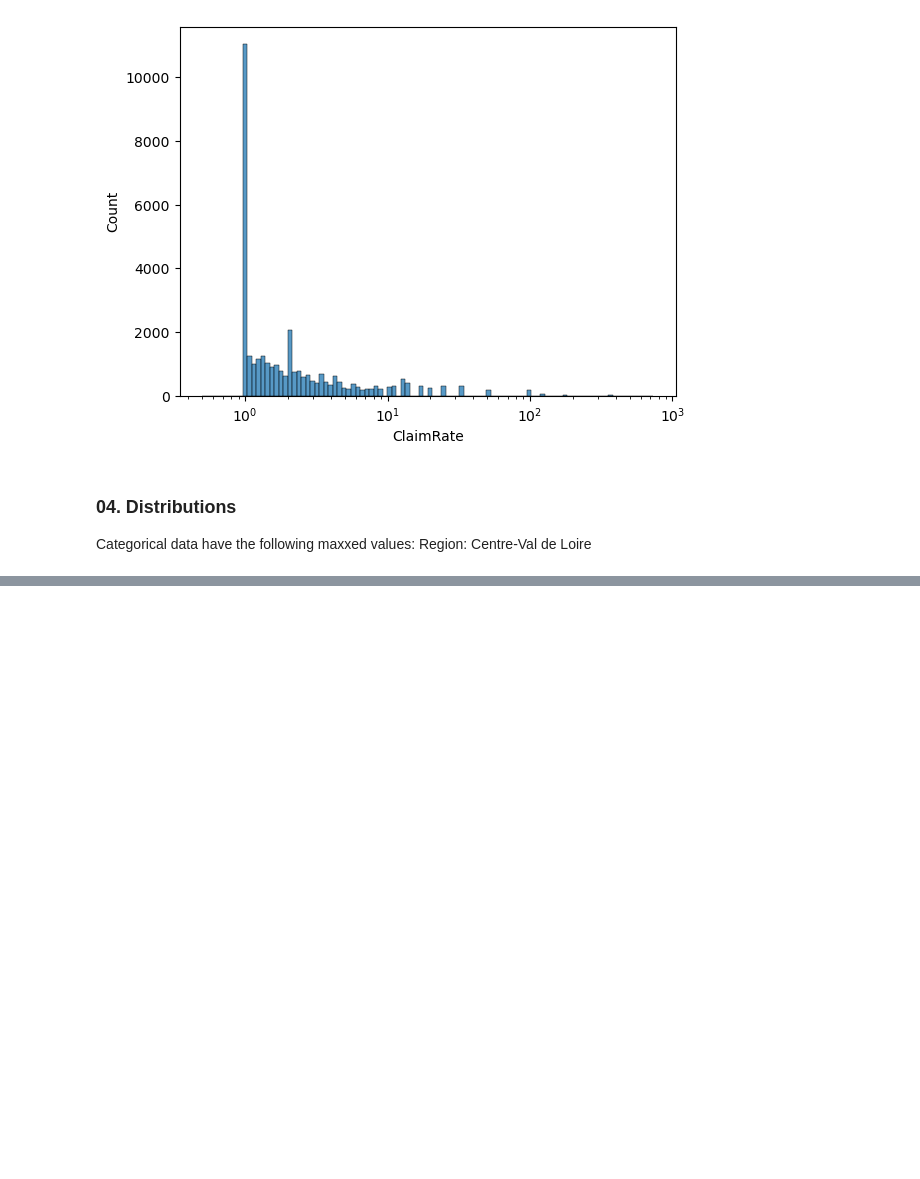
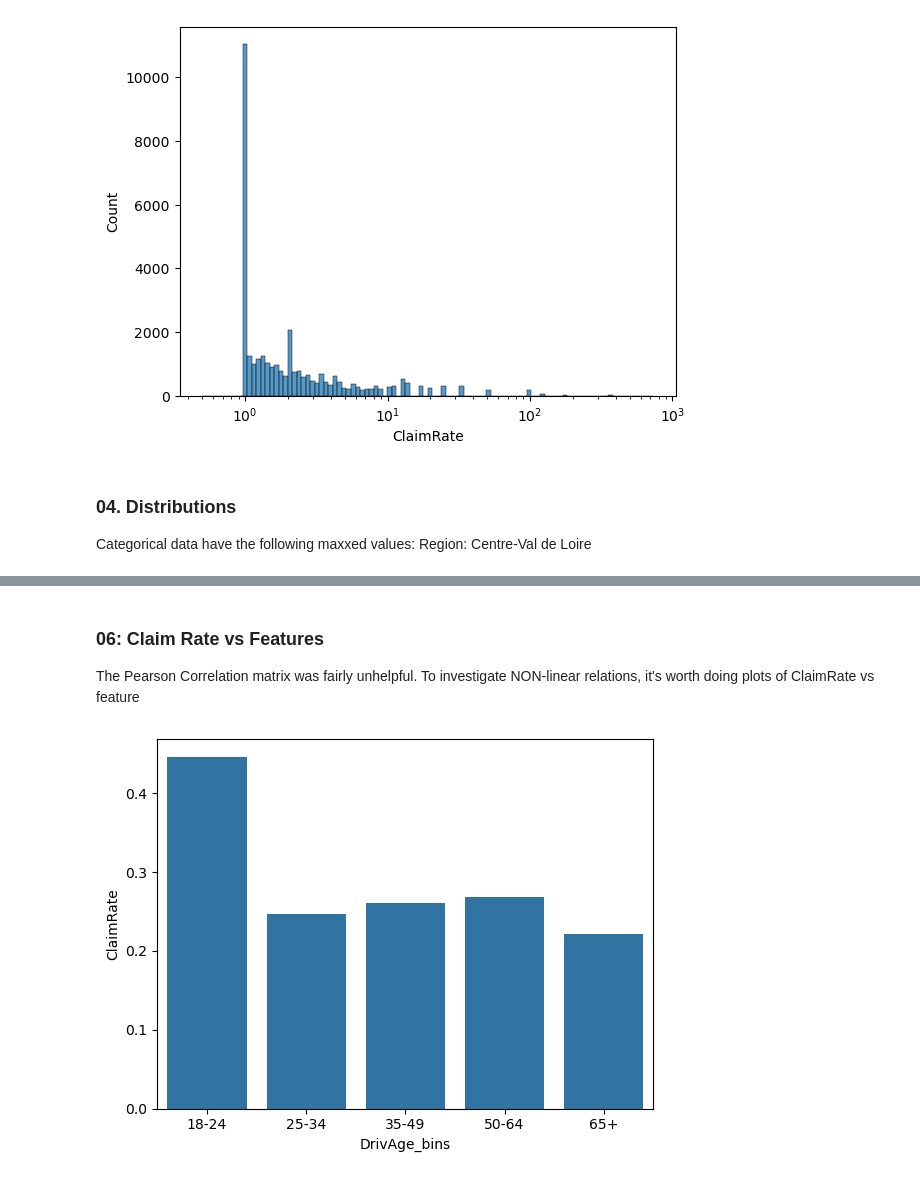
Before and after one commit to oscarpurrington/motor-insurance-modelling, a Jupyter notebook: 0_eda.ipynb, the cells around one changed output, grey strips where cells are left out. Cells and saved outputs as stored; diff of their text form; code cells hidden in the pictures; blank space fills up the shorter version.

```diff
--- a/0_eda.ipynb
+++ b/0_eda.ipynb
@@ -128,0 +166,21 @@ Region: R24
+# %% [markdown]
+### 06: Claim Rate vs Features
+The Pearson Correlation matrix was fairly unhelpful. To investigate NON-linear relations, it's worth doing plots of ClaimRate vs feature
+# %%
+    bins = [18,25,35,50,65,100]
+    bin_labels = ["18-24","25-34","35-49","50-64","65+"]
+
+    df["DrivAge_bins"] = pd.cut(
+        df["DrivAge"],
+        bins=bins,
+        labels=bin_labels,
+        right=False
+    )
+
+
+    DrivAge_claim_rate = df.groupby("DrivAge_bins")["ClaimRate"].mean().reset_index()
+
+    sns.barplot(data=DrivAge_claim_rate, x="DrivAge_bins",y="ClaimRate")
+    plt.show()
+# %% [output]
+[figure, added]
```
Also changed, not shown: parts of 8 cells of this notebook.
